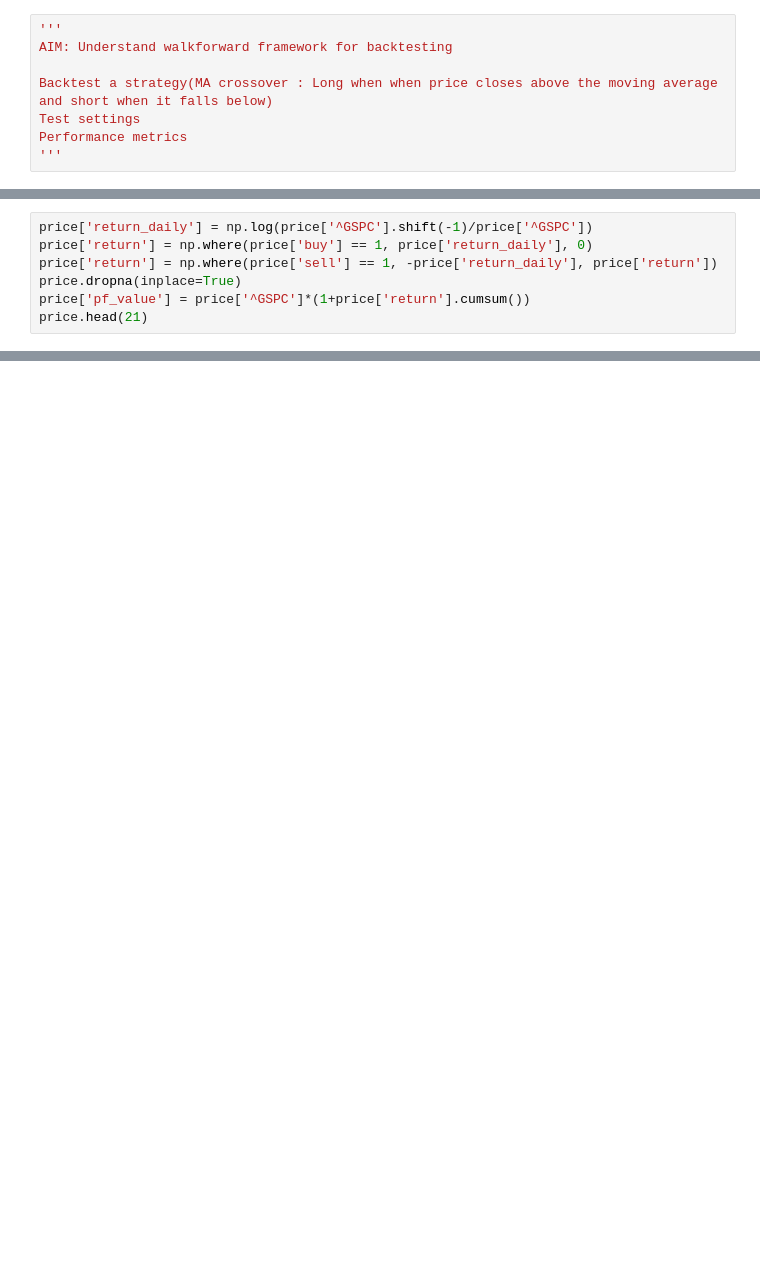
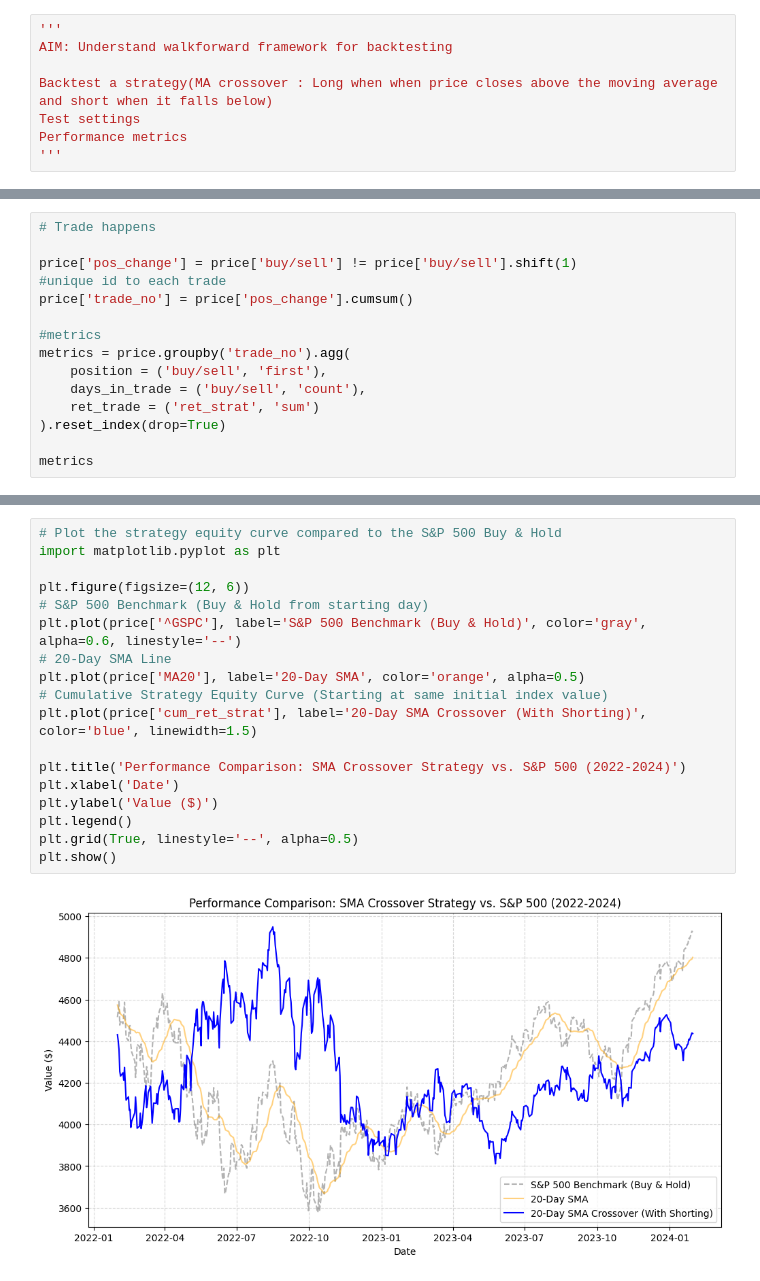
Before and after one commit to amanpoonia/SBeta_preparation, a Jupyter notebook: Backtesting/WF_fundamentals.ipynb, the cells around one changed output, grey strips where cells are left out. Drawn from its saved outputs; the diff is of its cells as text; blank space fills up the shorter version.

```diff
--- a/Backtesting/WF_fundamentals.ipynb
+++ b/Backtesting/WF_fundamentals.ipynb
@@ -108,7 +195,0 @@ Date
-# %%
-price['return_daily'] = np.log(price['^GSPC'].shift(-1)/price['^GSPC'])
-price['return'] = np.where(price['buy'] == 1, price['return_daily'], 0)
-price['return'] = np.where(price['sell'] == 1, -price['return_daily'], price['return'])
-price.dropna(inplace=True)
-price['pf_value'] = price['^GSPC']*(1+price['return'].cumsum())
-price.head(21)
@@ -174,0 +196,15 @@ plt.show()
+# %%
+# Trade happens
+
+price['pos_change'] = price['buy/sell'] != price['buy/sell'].shift(1)
+#unique id to each trade
+price['trade_no'] = price['pos_change'].cumsum()
+
+#metrics
+metrics = price.groupby('trade_no').agg(
+    position = ('buy/sell', 'first'),
+    days_in_trade = ('buy/sell', 'count'),
+    ret_trade = ('ret_strat', 'sum')
+).reset_index(drop=True)
+
+metrics
@@ -174,0 +265,20 @@ plt.show()
+# %%
+# Plot the strategy equity curve compared to the S&P 500 Buy & Hold
+import matplotlib.pyplot as plt
+
+plt.figure(figsize=(12, 6))
+# S&P 500 Benchmark (Buy & Hold from starting day)
+plt.plot(price['^GSPC'], label='S&P 500 Benchmark (Buy & Hold)', color='gray', alpha=0.6, linestyle='--')
+# 20-Day SMA Line
+plt.plot(price['MA20'], label='20-Day SMA', color='orange', alpha=0.5)
+# Cumulative Strategy Equity Curve (Starting at same initial index value)
+plt.plot(price['cum_ret_strat'], label='20-Day SMA Crossover (With Shorting)', color='blue', linewidth=1.5)
+
+plt.title('Performance Comparison: SMA Crossover Strategy vs. S&P 500 (2022-2024)')
+plt.xlabel('Date')
+plt.ylabel('Value ($)')
+plt.legend()
+plt.grid(True, linestyle='--', alpha=0.5)
+plt.show()
+# %% [output]
+[figure, added]
```
Also changed, not shown: parts of 10 cells of this notebook.
